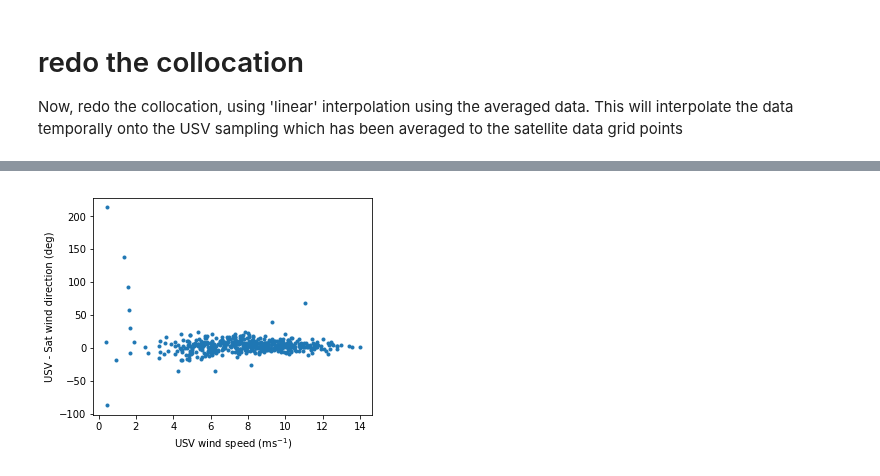
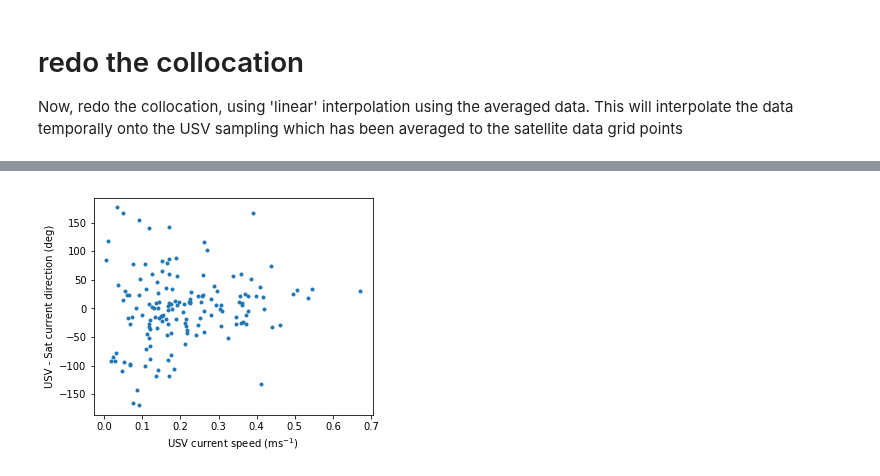
Before and after one commit to cgentemann/Saildrone, a Jupyter notebook: sat_collocation/Collocate_Saildrone_with_oscar_ocean_currents.ipynb, the cells around one changed output, grey strips where cells are left out. Cells and saved outputs as stored; diff of their text form; code cells hidden in the pictures.

```diff
--- a/sat_collocation/Collocate_Saildrone_with_oscar_ocean_currents.ipynb
+++ b/sat_collocation/Collocate_Saildrone_with_oscar_ocean_currents.ipynb
@@ -192,23 +117,23 @@ Data variables:
 # %%
 ilen,index = ds_collocated_nearest.dims['time'],0
 ds_tem = ds_collocated_nearest.copy(deep=True)
-duu, dlat, dlon, dut = [],[],[],np.empty((),dtype='datetime64')
+duu, duv, dlat, dlon, dut = [],[],[],[],np.empty((),dtype='datetime64')
 while index <= ilen-2:
     index += 1
-    if np.isnan(ds_collocated_nearest.analysed_sst[index]):
+    if np.isnan(ds_collocated_nearest.u[index]):
         continue
-    if np.isnan(ds_tem.analysed_sst[index]):
+    if np.isnan(ds_tem.u[index]):
         continue
     print(index, ilen)
-    cond = ((ds_tem.analysed_sst==ds_collocated_nearest.analysed_sst[index])
-            & (ds_tem.time.dt.day==ds_collocated_nearest.time.dt.day[index])
-            & (ds_tem.time.dt.hour==ds_collocated_nearest.time.dt.hour[index]))
+    cond = ((ds_tem.u==ds_collocated_nearest.u[index])
+            & (ds_tem.v==ds_collocated_nearest.v[index]))
     notcond = np.logical_not(cond)
     masked = ds_tem.where(cond)
     masked_usv = ds_usv_subset.where(cond,drop=True)
-    if masked.analysed_sst.sum().data==0:  #don't do if data not found
+    if masked.u.sum().data==0:  #don't do if data not found
         continue
-    duu=np.append(duu,masked_usv.TEMP_CTD_MEAN.mean().data)
+    duu=np.append(duu,masked_usv.vel_east_30m.mean().data)
+    duv=np.append(duv,masked_usv.vel_north_30m.mean().data)
     dlat=np.append(dlat,masked_usv.lat.mean().data)
     dlon=np.append(dlon,masked_usv.lon.mean().data)
     tdif = masked_usv.time[-1].data-masked_usv.time[0].data
@@ -216,9 +141,9 @@ while index <= ilen-2:
     dut=np.append(dut,mtime)
     ds_tem=ds_tem.where(notcond,np.nan)  #masked used values by setting to nan
 dut2 = dut[1:]  #remove first data point which is a repeat from what array defined
-ds_new=xr.Dataset(data_vars={'sst_usv': ('time',duu),
+ds_new=xr.Dataset(data_vars={'vel_east': ('time',duu),'vel_north':('time',duv),
                              'lon': ('time',dlon),
                              'lat': ('time',dlat)},
                   coords={'time':dut2})
-ds_new.to_netcdf('F:/data/cruise_data/saildrone/baja-2018/mur_downsampled_usv_data.nc')
+ds_new.to_netcdf('F:/data/cruise_data/saildrone/baja-2018/oscar_downsampled_usv_data.nc')
 # %% [output]
@@ -255,0 +193,17 @@ print('mean,std dif ',[dif_sst.mean().data,dif_sst.std().data,dif_sst.shape[0]])
+# %%
+ds_collocated_averaged['spd']=np.sqrt(ds_collocated_averaged.u**2+ds_collocated_averaged.v**2)
+ds_new['spd'] = np.sqrt(ds_new.vel_east**2+ds_new.vel_north**2)
+ds_collocated_averaged['dir']=np.arctan2(ds_collocated_averaged.v,ds_collocated_averaged.u)*180./np.pi
+ds_new['dir'] = np.arctan2(ds_new.vel_north,ds_new.vel_east)*180./np.pi
+
+usv_spd = ds_new.spd
+sat_spd = ds_collocated_averaged.spd
+usv_dir = ds_new.dir
+sat_dir = ds_collocated_averaged.dir
+dif_spd,dif_dir = usv_spd - sat_spd, usv_dir - sat_dir
+cond,cond2 = (dif_dir > 180),(dif_dir < -180)
+cond,cond2 = (dif_dir > 180),(dif_dir < -180)
+dif_dir[cond]-=360
+dif_dir[cond2]+=360
+print('mean,std dif speed',[dif_spd.mean().data,dif_spd.std().data])
+print('mean,std dir',[dif_dir.mean().data,dif_dir.std().data,dif_spd.shape[0]])
@@ -256,9 +223,9 @@ print('mean,std dif ',[dif_sst.mean().data,dif_sst.std().data,dif_sst.shape[0]])
 # %%
 fig, ax = plt.subplots(figsize=(5,4))
-ax.plot(usv_spd,sat_dir-usv_dir,'.')
-ax.set_xlabel('USV wind speed (ms$^{-1}$)')
-ax.set_ylabel('USV - Sat wind direction (deg)')
-fig_fname='F:/data/cruise_data/saildrone/baja-2018/figs/sat_wdir_wspd_both_bias.png'
+ax.plot(usv_spd,dif_dir,'.')
+ax.set_xlabel('USV current speed (ms$^{-1}$)')
+ax.set_ylabel('USV - Sat current direction (deg)')
+fig_fname='F:/data/cruise_data/saildrone/baja-2018/figs/sat_current_both_bias.png'
 fig.savefig(fig_fname, transparent=False, format='png')
 # %% [output]
-[figure, old version]
+[figure, new version]
```
Also changed, not shown: parts of 23 cells of this notebook.
